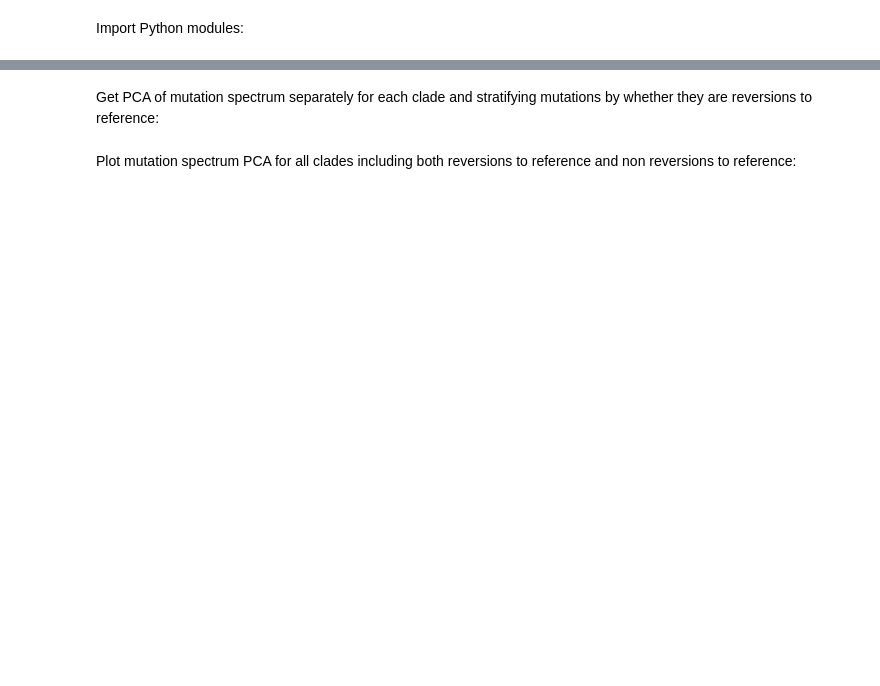
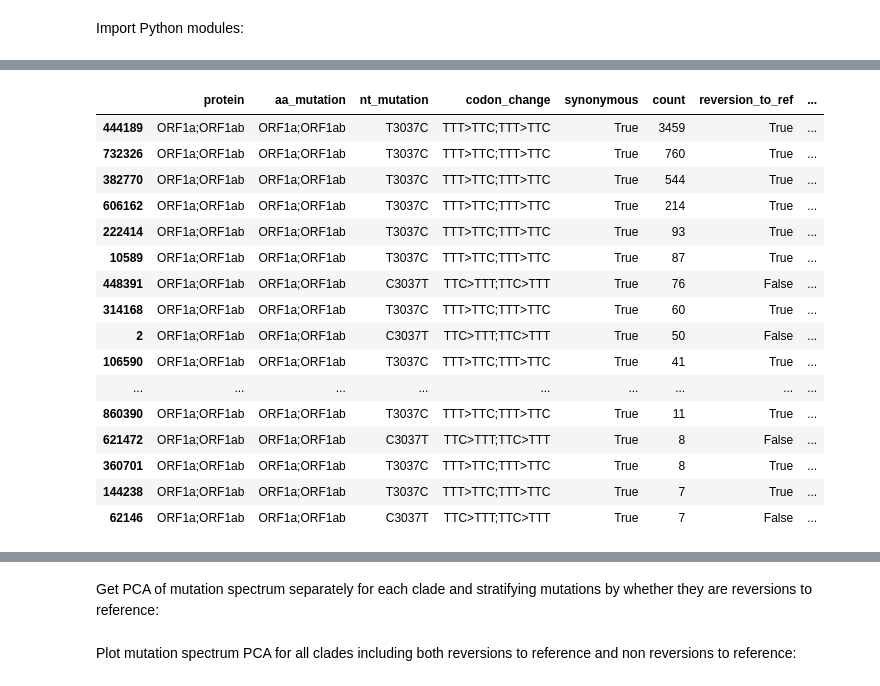
Before and after one commit to jbloomlab/SARS2-mut-fitness, a Jupyter notebook: synonymous_mut_rates.py.ipynb, the cells around one changed output, grey strips where cells are left out. Cells and saved outputs as stored; diff of their text form; code cells hidden in the pictures; blank space fills up the shorter version.

```diff
--- a/synonymous_mut_rates.py.ipynb
+++ b/synonymous_mut_rates.py.ipynb
@@ -78,0 +119,28 @@ mut_counts_chart
+# %%
+(
+    mutation_counts
+    .query("synonymous")
+    .query("subset == 'all'")
+   # .query("reversion_to_ref")
+    .sort_values("count", ascending=False)
+    .query("nt_mutation.str.contains('3037')")
+    .head(20)
+)
+# %% [output]
+|  | protein | aa_mutation | nt_mutation | codon_change | synonymous | count | reversion_to_ref | ... |
+| 444189 | ORF1a;ORF1ab | ORF1a;ORF1ab | T3037C | TTT>TTC;TTT>TTC | True | 3459 | True | ... |
+| 732326 | ORF1a;ORF1ab | ORF1a;ORF1ab | T3037C | TTT>TTC;TTT>TTC | True | 760 | True | ... |
+| 382770 | ORF1a;ORF1ab | ORF1a;ORF1ab | T3037C | TTT>TTC;TTT>TTC | True | 544 | True | ... |
+| 606162 | ORF1a;ORF1ab | ORF1a;ORF1ab | T3037C | TTT>TTC;TTT>TTC | True | 214 | True | ... |
+| 222414 | ORF1a;ORF1ab | ORF1a;ORF1ab | T3037C | TTT>TTC;TTT>TTC | True | 93 | True | ... |
+| 10589 | ORF1a;ORF1ab | ORF1a;ORF1ab | T3037C | TTT>TTC;TTT>TTC | True | 87 | True | ... |
+| 448391 | ORF1a;ORF1ab | ORF1a;ORF1ab | C3037T | TTC>TTT;TTC>TTT | True | 76 | False | ... |
+| 314168 | ORF1a;ORF1ab | ORF1a;ORF1ab | T3037C | TTT>TTC;TTT>TTC | True | 60 | True | ... |
+| 2 | ORF1a;ORF1ab | ORF1a;ORF1ab | C3037T | TTC>TTT;TTC>TTT | True | 50 | False | ... |
+| 106590 | ORF1a;ORF1ab | ORF1a;ORF1ab | T3037C | TTT>TTC;TTT>TTC | True | 41 | True | ... |
+| ... | ... | ... | ... | ... | ... | ... | ... | ... |
+| 860390 | ORF1a;ORF1ab | ORF1a;ORF1ab | T3037C | TTT>TTC;TTT>TTC | True | 11 | True | ... |
+| 621472 | ORF1a;ORF1ab | ORF1a;ORF1ab | C3037T | TTC>TTT;TTC>TTT | True | 8 | False | ... |
+| 360701 | ORF1a;ORF1ab | ORF1a;ORF1ab | T3037C | TTT>TTC;TTT>TTC | True | 8 | True | ... |
+| 144238 | ORF1a;ORF1ab | ORF1a;ORF1ab | T3037C | TTT>TTC;TTT>TTC | True | 7 | True | ... |
+| 62146 | ORF1a;ORF1ab | ORF1a;ORF1ab | C3037T | TTC>TTT;TTC>TTT | True | 7 | False | ... |
```
Also changed, not shown: parts of 12 cells of this notebook, 3 other files.
